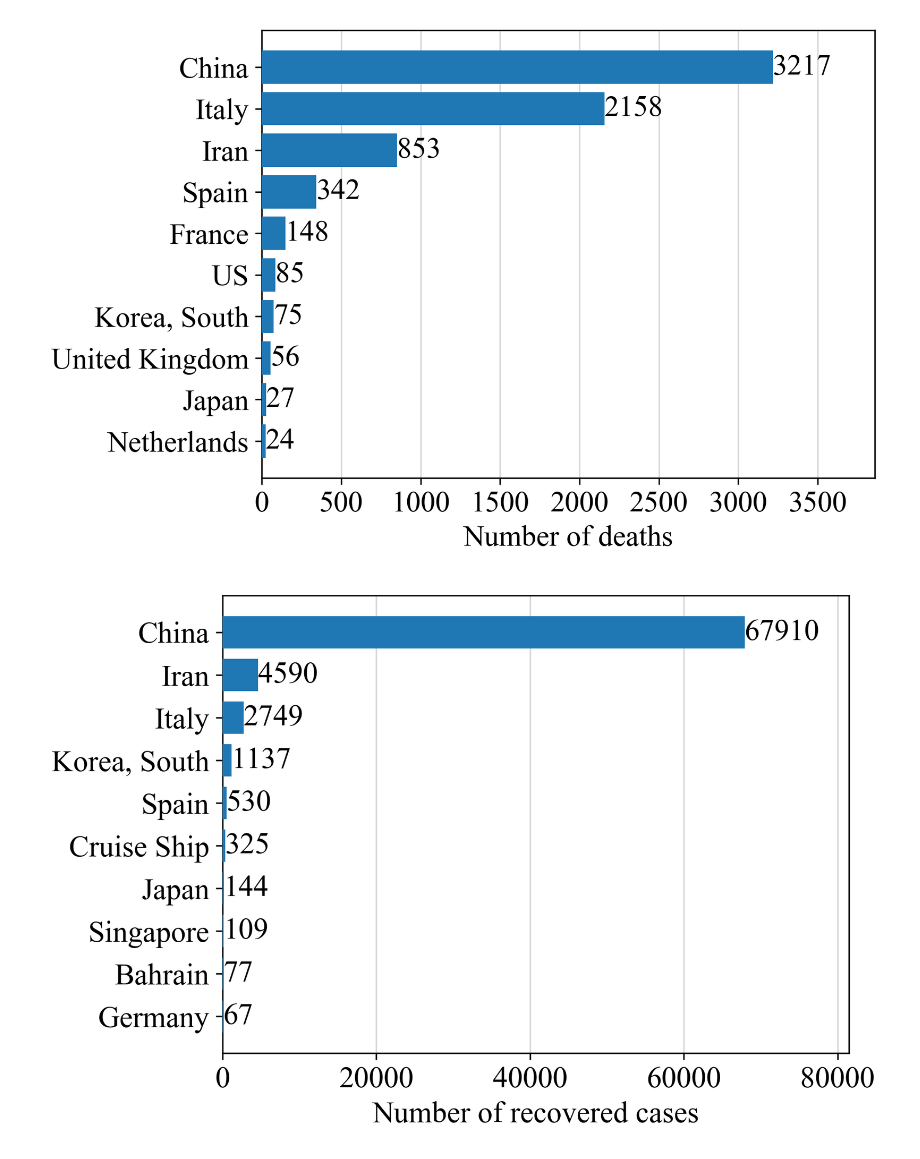
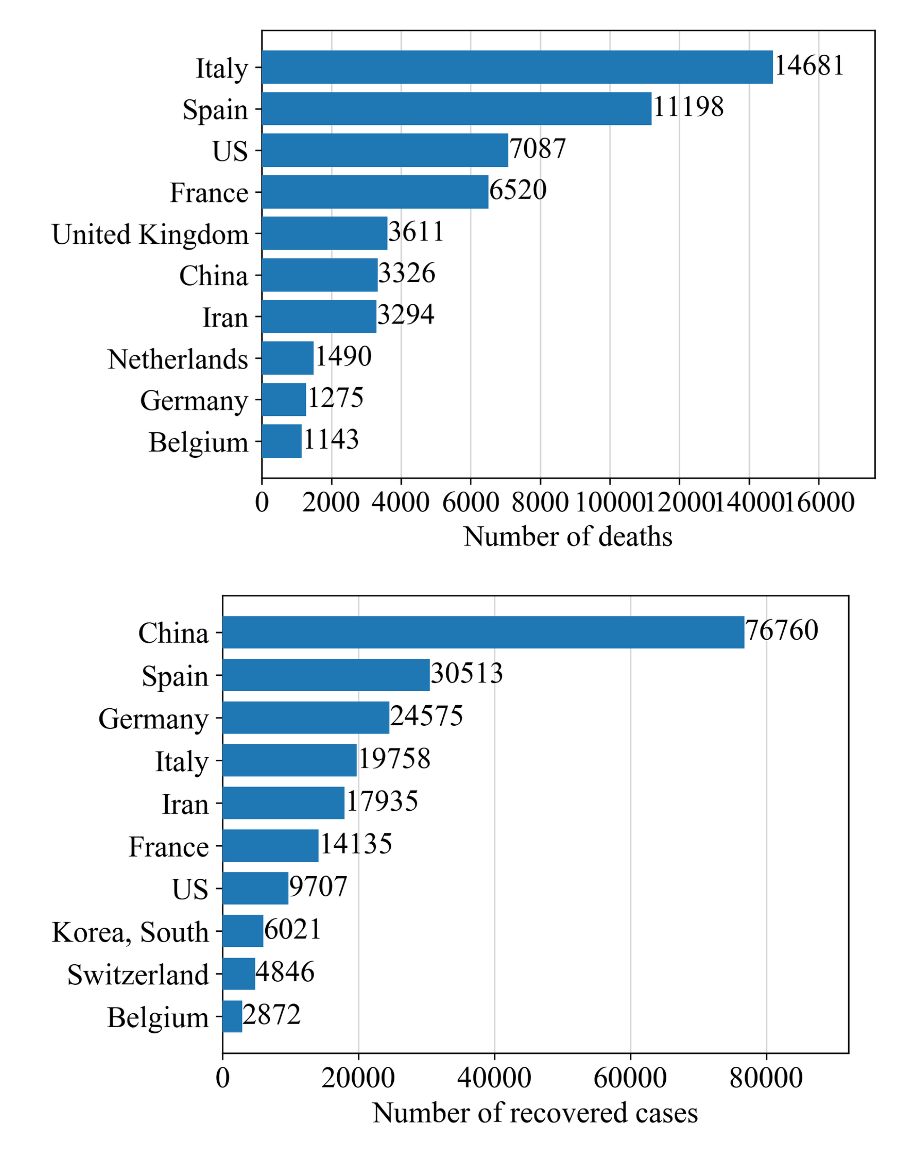
Before and after one commit to RaihanSayeedKhan/COVID-19_analysis, a Jupyter notebook: COVID_19_analysis.ipynb, the cells around one changed output. Saved outputs shown, nothing was run; the diff lists cells and outputs as text; code cells hidden in the pictures.

```diff
--- a/COVID_19_analysis.ipynb
+++ b/COVID_19_analysis.ipynb
@@ -21,12 +21,23 @@ font_size = 16
 axis_font = {'fontfamily': font_name,'fontsize': font_size, 'fontweight': 'normal'}
 # %%
 # loading data from website
+''' # These link no longer work
 # no of cases confirmed
 df_confirmed = pd.read_csv("https://raw.githubusercontent.com/CSSEGISandData/COVID-19/master/csse_covid_19_data/csse_covid_19_time_series/time_series_19-covid-Confirmed.csv")
 # no of deaths
 df_deaths = pd.read_csv("https://raw.githubusercontent.com/CSSEGISandData/COVID-19/master/csse_covid_19_data/csse_covid_19_time_series/time_series_19-covid-Deaths.csv")
 # no of recovered cases
 df_recovered = pd.read_csv("https://raw.githubusercontent.com/CSSEGISandData/COVID-19/master/csse_covid_19_data/csse_covid_19_time_series/time_series_19-covid-Recovered.csv")
+'''
+# no of cases confirmed
+df_confirmed = pd.read_csv("https://raw.githubusercontent.com/CSSEGISandData/COVID-19/master/csse_covid_19_data/csse_covid_19_time_series/time_series_covid19_confirmed_global.csv")
+df_confirmed.to_csv('confirmed.csv')
+# no of deaths
+df_deaths = pd.read_csv("https://raw.githubusercontent.com/CSSEGISandData/COVID-19/master/csse_covid_19_data/csse_covid_19_time_series/time_series_covid19_deaths_global.csv")
+df_deaths.to_csv('deaths.csv')
+# no of recovered cases
+df_recovered = pd.read_csv("https://raw.githubusercontent.com/CSSEGISandData/COVID-19/master/csse_covid_19_data/csse_covid_19_time_series/time_series_covid19_recovered_global.csv")
+df_recovered.to_csv('recovered.csv')
 # %%
 col_names = list(df_confirmed.columns)
 # the first four columns are 'Province/State', 'Country/Region', 'Lat', 'Long'. Dates start from fifth column
@@ -50,14 +61,29 @@ df = pd.DataFrame(data = None) # dummy dataframe
 # dataframe with latest information on confirmed, deaths, and recovered cases
 df_latest = pd.DataFrame(columns = ['country','confirmed', 'deaths', 'recovered'])
 
+pd.set_option('display.max_columns', None)
+pd.set_option('display.max_rows', None)
+
 # appending data for each country in a df_latest dataframe. Many countries have multiple rows becauses of data from different states/provinces.
 # hence grouping and summing by countires
 for i in countries:
-    df[i] = list(df_confirmed.groupby('Country/Region').get_group(i).sum()[4:])
+    #print(i)
+    #print(len(df_confirmed.groupby('Country/Region').get_group(i)))
+    #print((df_confirmed.groupby('Country/Region').get_group(i)))
+    #print(len(list(df_confirmed.groupby('Country/Region').get_group(i).sum()[4:])))
+    #print(list(df_confirmed.groupby('Country/Region').get_group(i).sum()[4:])[-1])
+    #print(list(df_confirmed.groupby('Country/Region').get_group(i).sum()[4:]))
+    #print(df_confirmed.groupby('Country/Region').get_group(i).sum()[4:])
+    df[i] = (df_confirmed.groupby('Country/Region').get_group(i).sum()[4:])
+    #df[i] = list(df_confirmed.groupby('Country/Region').get_group(i).sum()[4:])
+    #print(len(df))
     confirmed = df[i].iloc[-1]
-    df[i] = list(df_deaths.groupby('Country/Region').get_group(i).sum()[4:])
+    #df[i] = list(df_deaths.groupby('Country/Region').get_group(i).sum()[4:])
+    df[i] = (df_deaths.groupby('Country/Region').get_group(i).sum()[4:])
     deaths = df[i].iloc[-1]
-    df[i] = list(df_recovered.groupby('Country/Region').get_group(i).sum()[4:])
+    #df[i] = list(df_recovered.groupby('Country/Region').get_group(i).sum()[4:])
+    df[i] = (df_recovered.groupby('Country/Region').get_group(i).sum()[4:])
+
     recovered = df[i].iloc[-1]
     df_latest = df_latest.append({'country' : i , 'confirmed' : confirmed, 'deaths' : deaths, 'recovered' : recovered} , ignore_index=True)
 # %%
@@ -113,8 +139,10 @@ ax1.set_xlabel('Number of confirmed cases', fontdict=axis_font)
 
 
 for i, (x, y) in enumerate(zip(x, y)):
-    ax1.text(x, i, x, ha='left', va = 'center', fontfamily = font_name, fontsize = tick_fontsize)
+    ax1.text(x, i, x, ha='left', va = 'center', fontfamily = font_name, fontsize = font_size)
 
 ax1.grid(axis = 'x',alpha = 0.5, zorder=0) # adding grid in the back with high transparency
 axis_formatter(ax = ax1)
+
+fig1.savefig('top_10_confirmed.png', dpi = 600, bbox_inches = "tight")
 # %% [output]
@@ -140,40 +168,44 @@ ax2.set_xlabel('Number of deaths', fontdict=axis_font)
 #ax2.set_title('Number of deaths', fontdict=axis_font)
 
 for i, (x, y) in enumerate(zip(x, y)):
-    ax2.text(x, i, x,ha='left', va = 'center', fontfamily = font_name, fontsize = tick_fontsize)
+    ax2.text(x, i, x,ha='left', va = 'center', fontfamily = font_name, fontsize = font_size)
 
 ax2.grid(axis = 'x',alpha = 0.5, zorder=0) # adding grid in the back with high transparency
 axis_formatter(ax = ax2)
+
+fig2.savefig('top_10_deaths.png', dpi = 600, bbox_inches = "tight")
 # %% [output]
-[figure, old version]
+[figure, new version]
 # %%
 # top 10 countries with recovered cases
 fig3 = plt.figure(figsize = (6, 4.5)) # w x h in inches
 ax3 = fig3.add_subplot(111)
 
 number = 10
 
 x = df_latest.sort_values(by = 'recovered', axis=0, ascending=False)['recovered'][0:number]
 c = df_latest.sort_values(by = 'recovered', axis=0, ascending=False)['country'][0:number]
 y = np.arange(0, 10,1)
 
 ax3.barh(y, x, align='center',zorder=3, height=(y[1]-y[0])*0.75)
 
 ax3.set_yticks(np.arange(0, 10,1))
 ax3.set_yticklabels(c)
 ax3.set_xlim(0, max(x)*1.2)
 ax3.invert_yaxis()
 ax3.xaxis.set_major_locator(ticker.MultipleLocator(math.ceil((max(x)-min(x))/5e4)*1e4))
 ax3.set_xlabel('Number of recovered cases', fontdict=axis_font)
 #ax3.set_title('Number of recovered cases', fontdict=axis_font)
 
 for i, (x, y) in enumerate(zip(x, y)):
-    ax3.text(x, i, x,ha='left', va = 'center', fontfamily = font_name, fontsize = tick_fontsize)
+    ax3.text(x, i, x,ha='left', va = 'center', fontfamily = font_name, fontsize = font_size)
 
 ax3.grid(axis = 'x',alpha = 0.5, zorder=0) # adding grid in the back with high transparency
 axis_formatter(ax = ax3)
+
+fig3.savefig('top_10_recovered.png', dpi = 600, bbox_inches = "tight")
 # %% [output]
-[figure, old version]
+[figure, new version]
 # %%
 # creating a time series for each country
 df_new = pd.DataFrame()
```
Also changed, not shown: parts of 9 cells of this notebook.
